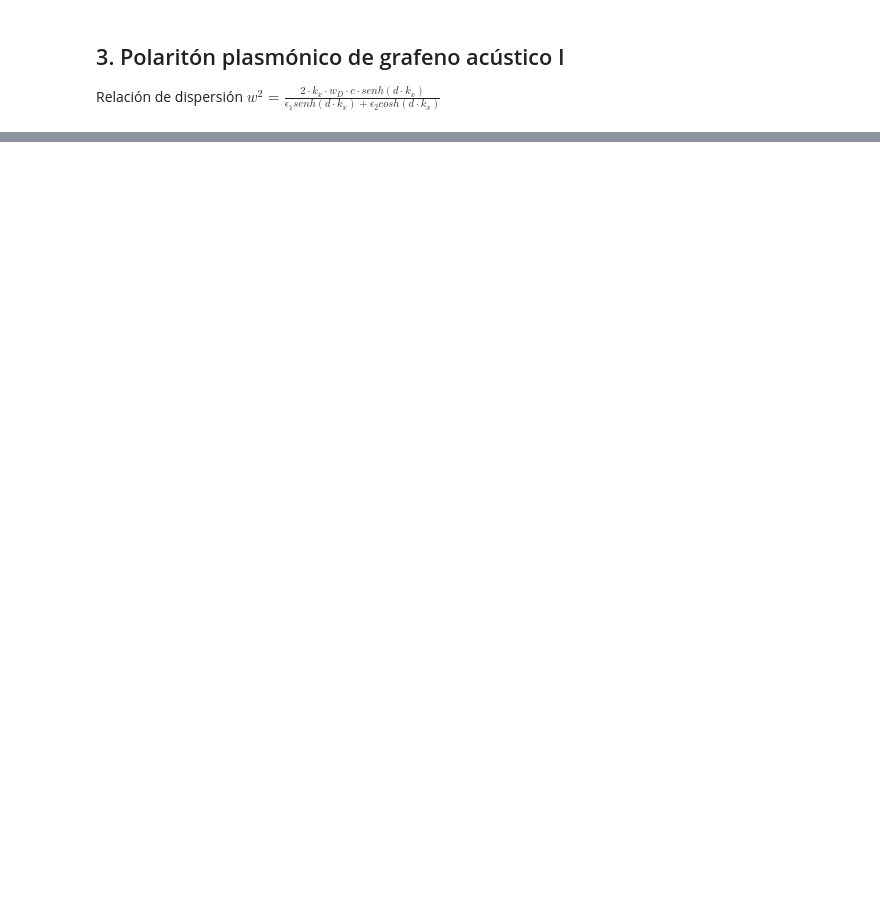
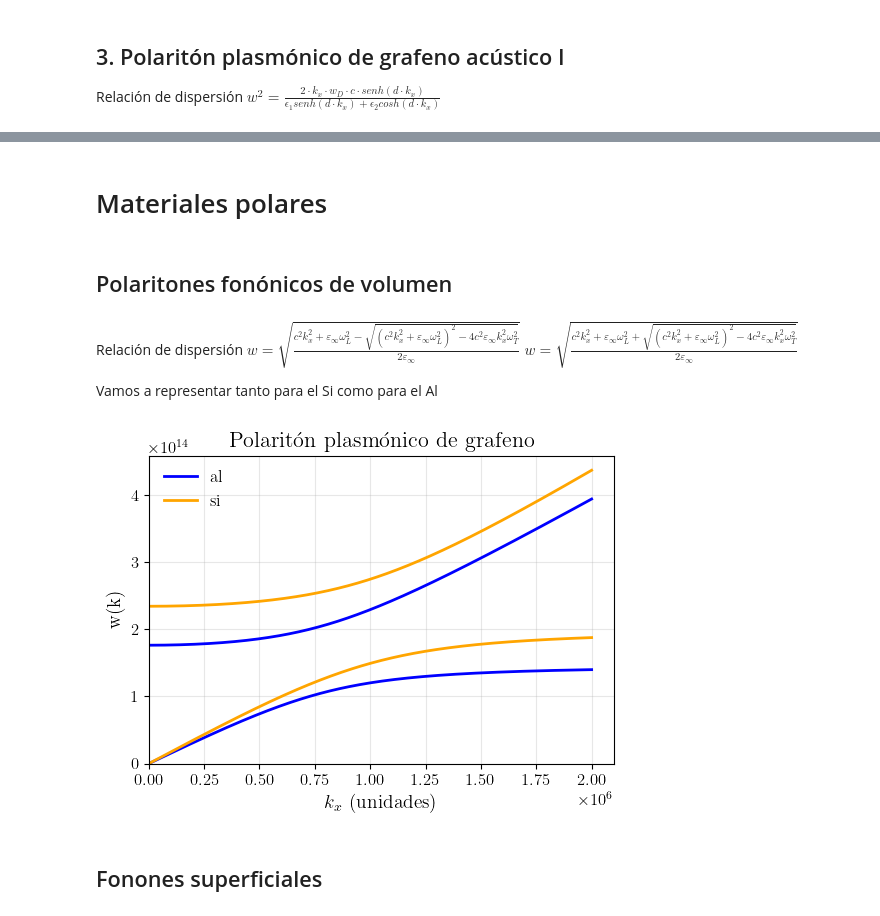
Before and after one commit to Scarlata0/Hybrid-Polaritons---TFG, a Jupyter notebook: TFG-Mario.ipynb, the cells around one changed output, grey strips where cells are left out. Cells and saved outputs as stored; diff of their text form; code cells hidden in the pictures; blank space fills up the shorter version.

```diff
--- a/TFG-Mario.ipynb
+++ b/TFG-Mario.ipynb
@@ -10,11 +10,13 @@ Ef = 0.63*const.e
 w_D = 2*Ef*const.alpha/const.h
     #Si02
 eps_inf_si = 2.1
-w_l0_si = 1244 #cm^-1
-w_t0_si = 1052 #cm^-1
+w_l0_si = 1244*200*const.pi*const.c #cm^-1 * 2pi*c
+w_t0_si = 1052*200*const.pi*const.c  #cm^-1 * 2pi*c
 y_0_si = 0.073*w_l0_si
     #Al2O3
 eps_inf_al = 2.5
-w_l0_al = 936 #cm^-1
-w_t0_al = 772 #cm^-1
-y_0_al = 0.18*w_l0_si
+w_l0_al = 936*200*const.pi*const.c  #cm^-1 * 2pi*c
+w_t0_al = 772*200*const.pi*const.c  #cm^-1 * 2pi*c
+y_0_al = 0.18*w_l0_al
+w_D
+w_l0_al
@@ -151,0 +246,54 @@ Relación de dispersión $w^2 = \frac{2\cdot k_x \cdot w_D \cdot c \cdot senh(d\
+# %% [markdown]
+# Materiales polares
+# %% [markdown]
+## Polaritones fonónicos de volumen
+# %% [markdown]
+Relación de dispersión $w =  \sqrt{ \frac{c^2 k_x^2 + \varepsilon_\infty \omega_L^2 - \sqrt{(c^2 k_x^2 + \varepsilon_\infty \omega_L^2)^2 - 4 c^2 \varepsilon_\infty k_x^2 \omega_T^2}}{2\varepsilon_\infty} }$
+ $w =  \sqrt{ \frac{c^2 k_x^2 + \varepsilon_\infty \omega_L^2 + \sqrt{(c^2 k_x^2 + \varepsilon_\infty \omega_L^2)^2 - 4 c^2 \varepsilon_\infty k_x^2 \omega_T^2}}{2\varepsilon_\infty} }$
+
+Vamos a representar tanto para el Si como para el Al
+# %%
+plt.rcParams.update({ # --- Parámetros (copiado de internet para cambiar lo de Latex) ---
+    "text.usetex": True,  #Para tipografía de Latex
+    "font.family": "serif",
+    "font.size": 12,
+    "axes.labelsize": 14,
+    "axes.titlesize": 16,
+    "legend.fontsize": 12,
+    "xtick.labelsize": 12,
+    "ytick.labelsize": 12,
+    "lines.linewidth": 2,
+    "lines.markersize": 6,
+    "axes.grid": True,
+    "grid.alpha": 0.3
+})
+
+# --- Creación de los datos: manipular esto para cada ejemplo, el resto no tocar ---
+fig, ax = plt.subplots(figsize=(6, 4))
+ax.set_title("Polaritón plasmónico de grafeno") #Título de la gráfica
+x = np.linspace(0,2000000,500)
+
+y1al = np.sqrt((const.c**2*x**2+eps_inf_al*w_l0_al**2-np.sqrt((const.c**2*x**2+eps_inf_al*w_l0_al**2)**2-4*const.c**2*eps_inf_al*x**2*w_t0_al**2))/(2*eps_inf_al))
+y2al = np.sqrt((const.c**2*x**2+eps_inf_al*w_l0_al**2+np.sqrt((const.c**2*x**2+eps_inf_al*w_l0_al**2)**2-4*const.c**2*eps_inf_al*x**2*w_t0_al**2))/(2*eps_inf_al))
+y1si = np.sqrt((const.c**2*x**2+eps_inf_si*w_l0_si**2-np.sqrt((const.c**2*x**2+eps_inf_si*w_l0_si**2)**2-4*const.c**2*eps_inf_si*x**2*w_t0_si**2))/(2*eps_inf_si))
+y2si = np.sqrt((const.c**2*x**2+eps_inf_si*w_l0_si**2+np.sqrt((const.c**2*x**2+eps_inf_si*w_l0_si**2)**2-4*const.c**2*eps_inf_si*x**2*w_t0_si**2))/(2*eps_inf_si))
+
+ax.plot(x,y1al,label=' al', color='blue')
+ax.plot(x,y2al,color='blue')
+ax.plot(x,y1si,label=' si', color='orange')
+ax.plot(x,y2si,color='orange')
+
+# --- Etiquetas, título y leyenda ---
+
+ax.set_xlabel(r"$k_x$ (unidades)")
+ax.set_ylabel("w(k)")
+ax.legend(loc="upper left", frameon=False)
+
+# --- Límites y anotaciones ---
+ax.set_xlim(0,)
+ax.set_ylim(0,)
+plt.show()
+# %% [output]
+[figure, added]
+# %% [markdown]
+## Fonones superficiales
```
Also changed, not shown: parts of 12 cells of this notebook.
